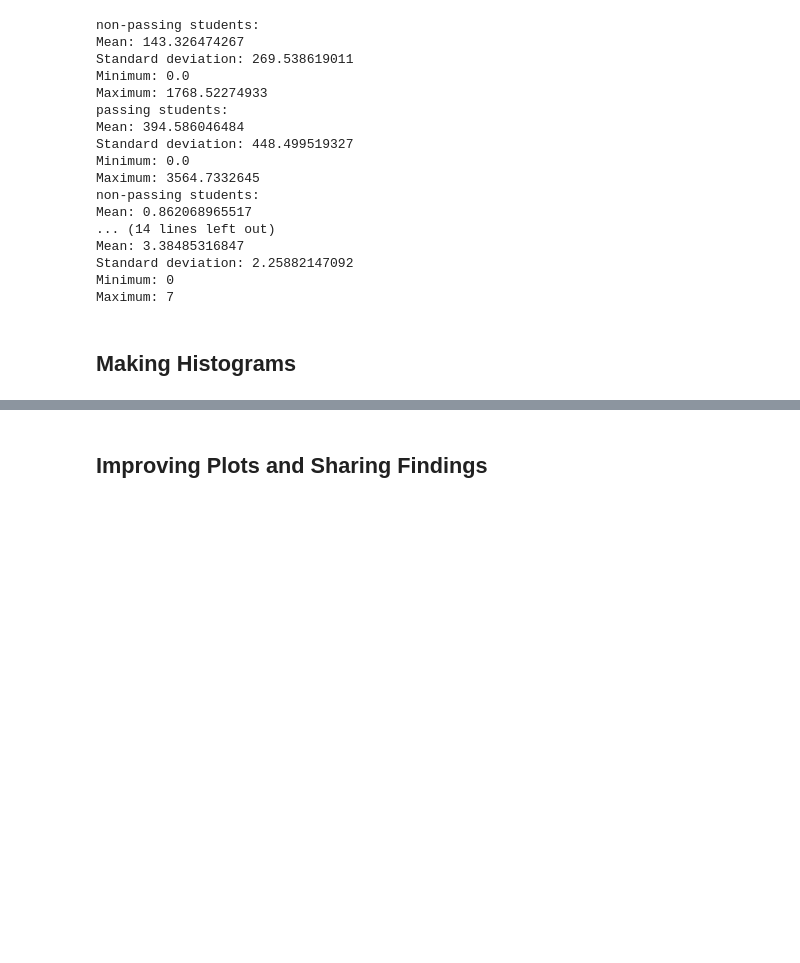
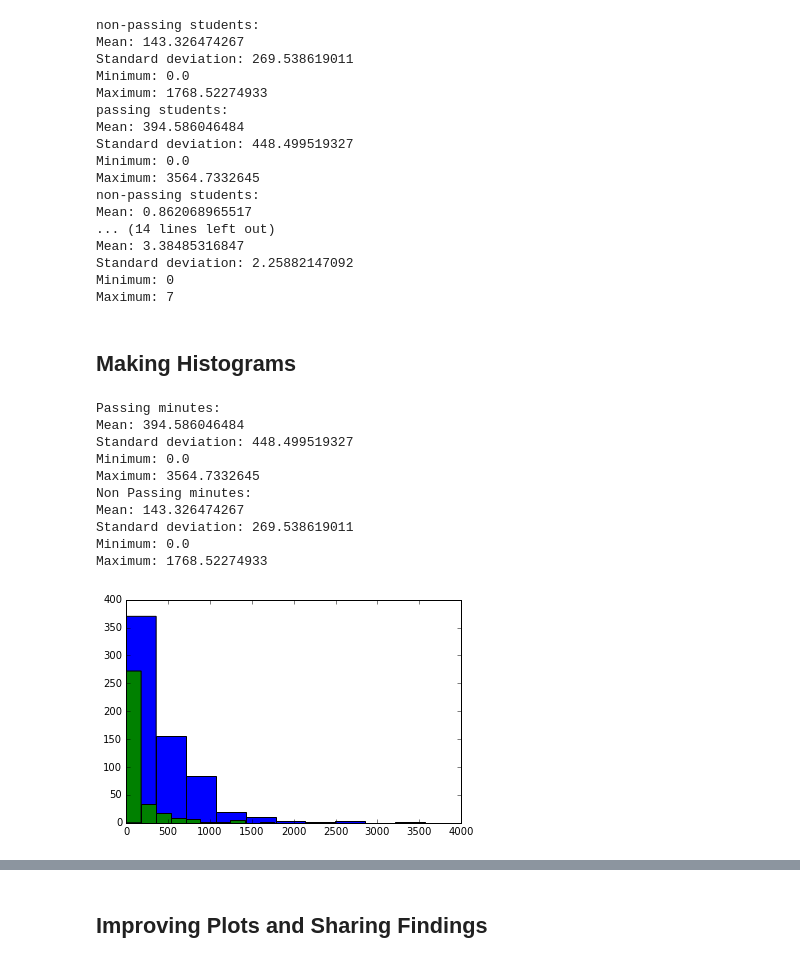
Before and after one commit to harish-garg/Data-Analysis, a Jupyter notebook: udacity_intro_data_analysis/L1_Starter_Code.ipynb, the cells around one changed output, grey strips where cells are left out. Drawn from its saved outputs; the diff is of its cells as text; code cells hidden in the pictures; blank space fills up the shorter version.

```diff
--- a/udacity_intro_data_analysis/L1_Starter_Code.ipynb
+++ b/udacity_intro_data_analysis/L1_Starter_Code.ipynb
@@ -530,8 +530,34 @@ Maximum: 7
 # %%
 ######################################
 #                 13                 #
 ######################################
 
 ## Make histograms of the three metrics we looked at earlier for both
 ## students who passed the subway project and students who didn't. You
 ## might also want to make histograms of any other metrics you examined.
+%matplotlib inline
+import matplotlib.pyplot as plt
+# Summarize the given data
+def describe_data(data):
+    print 'Mean:', np.mean(data)
+    print 'Standard deviation:', np.std(data)
+    print 'Minimum:', np.min(data)
+    print 'Maximum:', np.max(data)
+    plt.hist(data)
+
+print "Passing minutes:"
+describe_data(passing_minutes.values())
+print "Non Passing minutes:"
+describe_data(non_passing_minutes.values())
+# %% [output]
+Passing minutes:
+Mean: 394.586046484
+Standard deviation: 448.499519327
+Minimum: 0.0
+Maximum: 3564.7332645
+Non Passing minutes:
+Mean: 143.326474267
+Standard deviation: 269.538619011
+Minimum: 0.0
+Maximum: 1768.52274933
+[figure, added]
```
Also changed, not shown: parts of 2 cells of this notebook.
